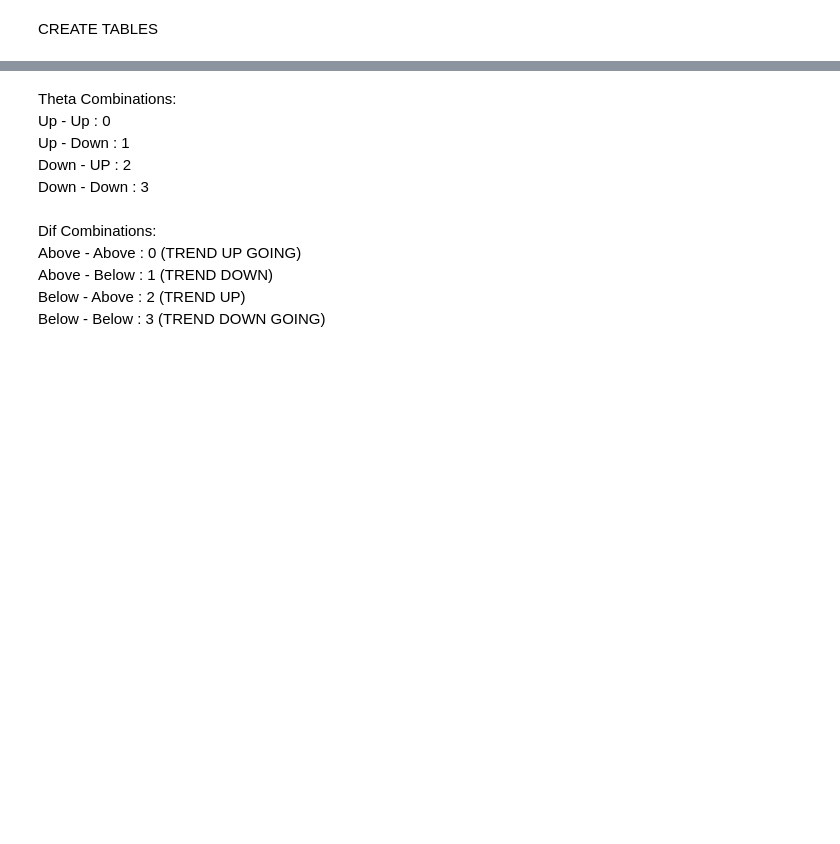
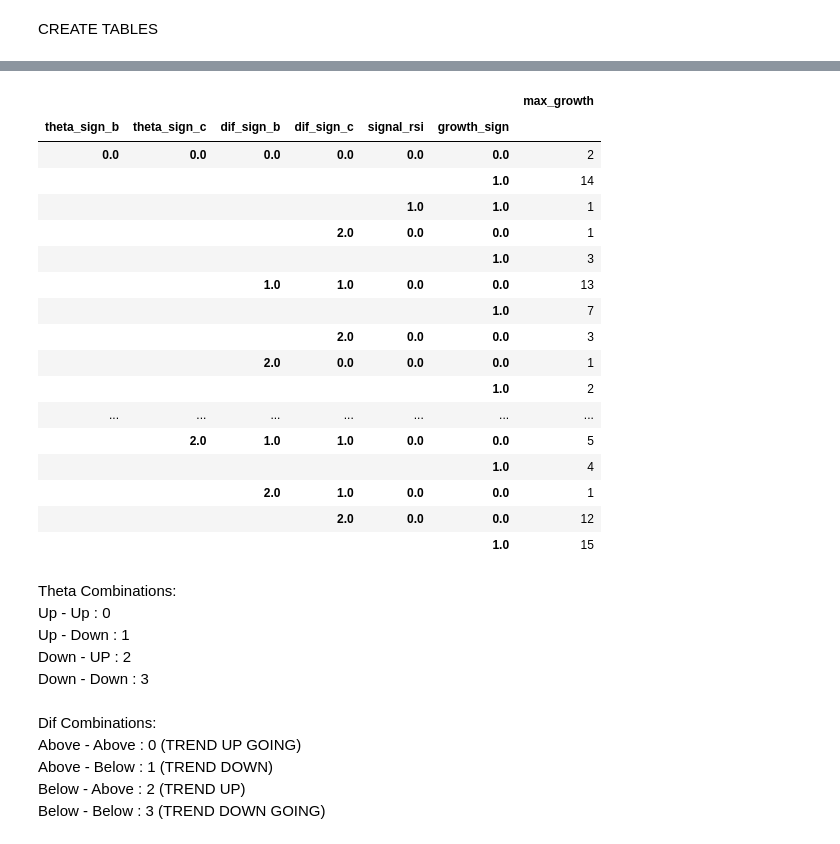
Before and after one commit to eduardocurado/crypto_bot, a Jupyter notebook: Crypto_trader_result_analysis20180306.ipynb, the cells around one changed output, grey strips where cells are left out. Cells and saved outputs as stored; diff of their text form; code cells hidden in the pictures; blank space fills up the shorter version.

Commit message:
Statistical analysis on market trend

```diff
--- a/Crypto_trader_result_analysis20180306.ipynb
+++ b/Crypto_trader_result_analysis20180306.ipynb
@@ -268,3 +273,12 @@ def get_signs(df):
     df.loc[df['d_theta'] < 0, 'd_theta_sign'] = 0
     df.loc[df['d_theta'] >= 0, 'd_theta_sign'] = 1
     return df
+# %%
+def get_max_growth(tickers_filtered, base_price):
+    max_growth = 0
+    min_growth = 0
+    for i, r in tickers_filtered.iterrows():
+        g = np.log(r.price/base_price)
+        max_growth = g if g > max_growth else max_growth
+        min_growth = g if g < min_growth else min_growth
+    return max_growth
@@ -321,0 +328,36 @@ df.head()
+# %%
+market_behavior = df[['date', 'coin',
+                      'theta_sign_b', 'theta_sign_c',
+                      'dif_sign_b', 'dif_sign_c',
+                      'signal_rsi',
+                      'max_growth']].set_index(['date', 'coin'])
+# %%
+market_behavior.loc[(market_behavior['max_growth'] >= 0.1), 'growth_sign'] = 1
+market_behavior.loc[(market_behavior['max_growth'] < 0.1), 'growth_sign'] = 0
+# %%
+market_behavior = market_behavior.reset_index().drop([ 'date'], axis = 1)
+# %%
+winners = market_behavior[market_behavior['coin'] == 'USDT_LTC'].drop(['coin'], axis = 1)
+winners.groupby(['theta_sign_b', 'theta_sign_c',
+                 'dif_sign_b', 'dif_sign_c',
+                 'signal_rsi',
+                 'growth_sign']).count()
+# %% [output]
+|  |  |  |  |  |  | max_growth |
+| theta_sign_b | theta_sign_c | dif_sign_b | dif_sign_c | signal_rsi | growth_sign |  |
+| 0.0 | 0.0 | 0.0 | 0.0 | 0.0 | 0.0 | 2 |
+|  |  |  |  |  | 1.0 | 14 |
+|  |  |  |  | 1.0 | 1.0 | 1 |
+|  |  |  | 2.0 | 0.0 | 0.0 | 1 |
+|  |  |  |  |  | 1.0 | 3 |
+|  |  | 1.0 | 1.0 | 0.0 | 0.0 | 13 |
+|  |  |  |  |  | 1.0 | 7 |
+|  |  |  | 2.0 | 0.0 | 0.0 | 3 |
+|  |  | 2.0 | 0.0 | 0.0 | 0.0 | 1 |
+|  |  |  |  |  | 1.0 | 2 |
+| ... | ... | ... | ... | ... | ... | ... |
+|  | 2.0 | 1.0 | 1.0 | 0.0 | 0.0 | 5 |
+|  |  |  |  |  | 1.0 | 4 |
+|  |  | 2.0 | 1.0 | 0.0 | 0.0 | 1 |
+|  |  |  | 2.0 | 0.0 | 0.0 | 12 |
+|  |  |  |  |  | 1.0 | 15 |
```
Also changed, not shown: parts of 15 cells of this notebook, 3 other files.
